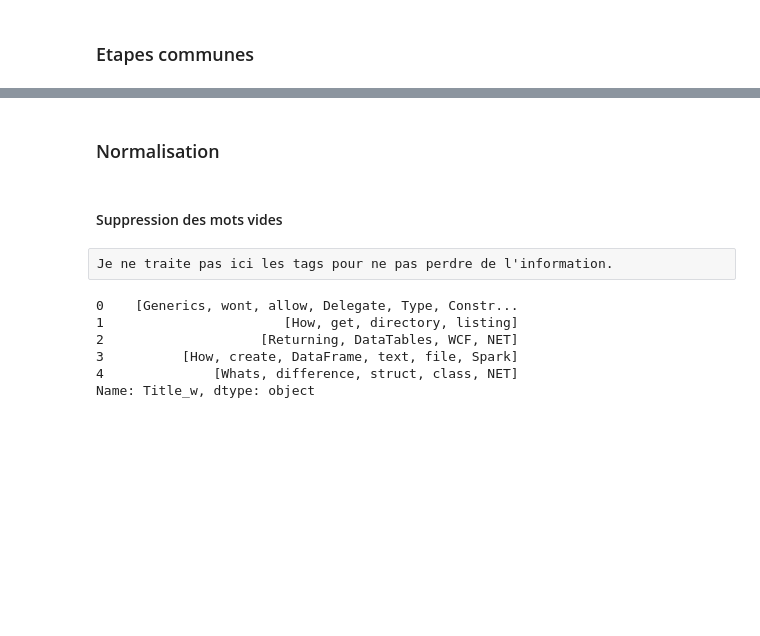
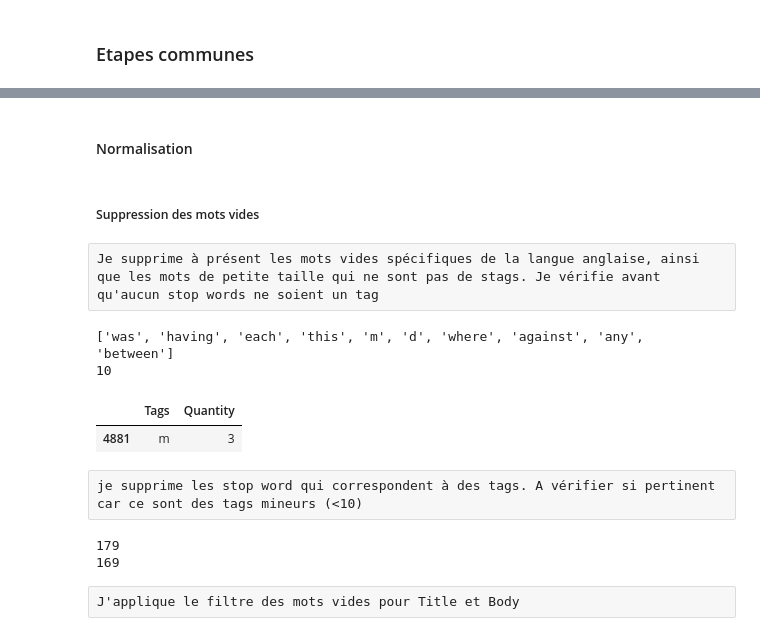
Before and after one commit to nromari/Categoriser-automatiquement-des-questions, a Jupyter notebook: P5_exploration_et_nettoyage.ipynb, the cells around one changed output, grey strips where cells are left out. Drawn from its saved outputs; the diff is of its cells as text; code cells hidden in the pictures; blank space fills up the shorter version.

```diff
--- a/P5_exploration_et_nettoyage.ipynb
+++ b/P5_exploration_et_nettoyage.ipynb
@@ -233,6 +429,6 @@ Name: Tags_t, dtype: object
 # %% [markdown]
-### Normalisation
+#### Normalisation
 # %% [markdown]
-#### Suppression des mots vides
+##### Suppression des mots vides
 # %% [raw]
-Je ne traite pas ici les tags pour ne pas perdre de l'information.
+Je supprime à présent les mots vides spécifiques de la langue anglaise, ainsi que les mots de petite taille qui ne sont pas de stags. Je vérifie avant qu'aucun stop words ne soient un tag
@@ -239 +437,27 @@ Je ne traite pas ici les tags pour ne pas perdre de l'information.
+# %%
+stop_w_tags = []
+for w in stop_w :
+    if w in tags_liste :
+        stop_w_tags.append(w)
+print(stop_w_tags)
+print(len(stop_w_tags))
+# %% [output]
+['was', 'having', 'each', 'this', 'm', 'd', 'where', 'against', 'any', 'between']
+10
+# %%
+tags_df[tags_df['Tags'] == 'm']
+# %% [output]
+|  | Tags | Quantity |
+| 4881 | m | 3 |
+# %% [raw]
+je supprime les stop word qui correspondent à des tags. A vérifier si pertinent car ce sont des tags mineurs (<10)
+# %%
+print(len(stop_w))
+stop_w = [w for w in stop_w if stop_w_tags.count(w)==0]
+print(len(stop_w))
+# %% [output]
+179
+169
+# %% [raw]
+J'applique le filtre des mots vides pour Title et Body
 # %%
@@ -246,10 +466,0 @@ def stop_word_filter(list_words) :
-# %%
-data["Title_w"] = data["Title_t"].apply(stop_word_filter)
-data["Title_w"].head()
-# %% [output]
-0    [Generics, wont, allow, Delegate, Type, Constr...
-1                       [How, get, directory, listing]
-2                    [Returning, DataTables, WCF, NET]
-3          [How, create, DataFrame, text, file, Spark]
-4              [Whats, difference, struct, class, NET]
-Name: Title_w, dtype: object
```
Also changed, not shown: parts of 96 cells of this notebook.
